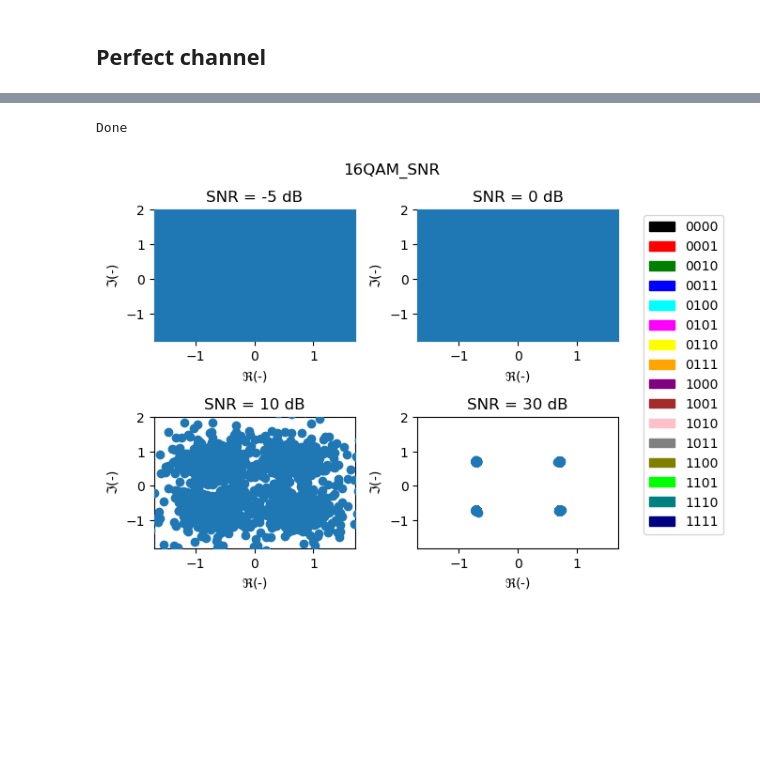
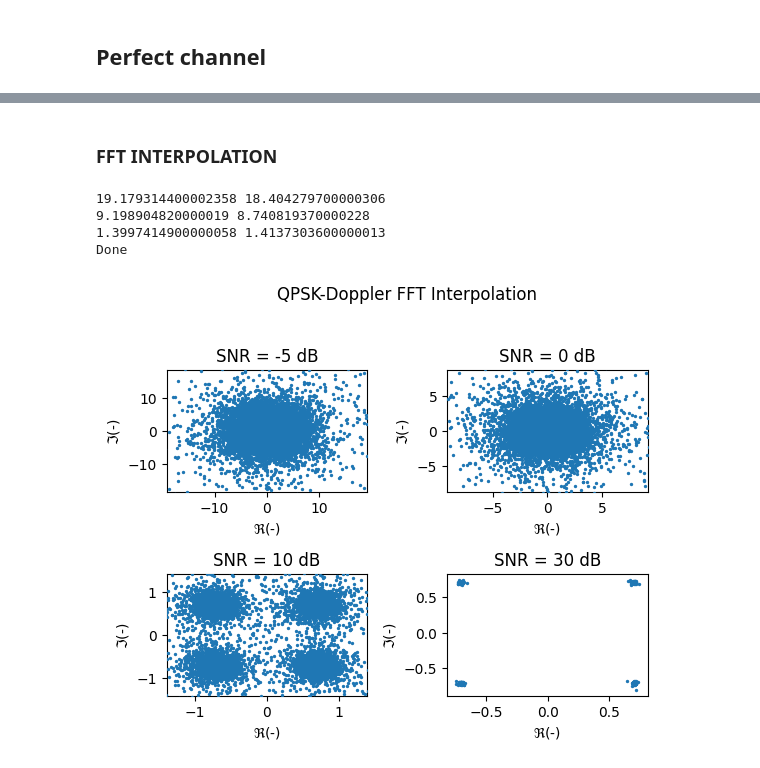
Before and after one commit to DiegoSanzB/EL7041_Project_2, a Jupyter notebook: test.ipynb, the cells around one changed output, grey strips where cells are left out. Saved outputs shown, nothing was run; the diff lists cells and outputs as text; code cells hidden in the pictures; blank space fills up the shorter version.

Commit message:
constellations plots

```diff
--- a/test.ipynb
+++ b/test.ipynb
@@ -150,7 +150,7 @@ Done
 data = pd.read_csv('results/QPSK_rayleigh.csv')
 # create a 2x2 grid of subplots
 fig, axs = plt.subplots(2, 2)
-fig.suptitle("QPSK_rayleigh_SNR")
+fig.suptitle("QPSK canal Rayleigh más ruido AWGN")
 # Get the SNR values
 # Iterate over the subplots
 for i in range(4):
@@ -165,7 +165,7 @@ for i in range(4):
     real = data[f"{SNR[i]}_re"].to_numpy()
     imag = data[f"{SNR[i]}_im"].to_numpy()
     # Plot the data
-    ax.scatter(real, imag, color = color_dots4, zorder = 7)
+    ax.scatter(real, imag, color = color_dots4, zorder = 7, s=s)
     # Insert handmade legend
 # Set legend outside the plot
 fig.legend(handles=LEG4, bbox_to_anchor = (0.9, 0.5), loc = 'center left')
@@ -173,7 +173,7 @@ fig.legend(handles=LEG4, bbox_to_anchor = (0.9, 0.5), loc = 'center left')
 # Adjust layout to prevent overlap with the title
 plt.tight_layout(rect=[0, 0, 0.9, 0.95])
 # print("Done")
-# plt.savefig('results/QPSK_RAYLEIGH.png')
+plt.savefig('results/QPSK_RAYLEIGH.png', bbox_inches='tight')
 print("Done")
 plt.show()
 # %% [output]
@@ -185,7 +185,7 @@ Done
 data = pd.read_csv('results/16QAM_rayleigh.csv')
 # create a 2x2 grid of subplots
 fig, axs = plt.subplots(2, 2)
-fig.suptitle("16QAM_SNR")
+fig.suptitle("16QAM canal Rayleigh más ruido AWGN")
 # Get the SNR values
 # Iterate over the subplots
 for i in range(4):
@@ -200,13 +200,13 @@ for i in range(4):
     real = data[f"{SNR[i]}_re"].to_numpy()
     imag = data[f"{SNR[i]}_im"].to_numpy()
     # Plot the data
-    ax.scatter(real, imag, color = color_dots16, zorder = 7)
+    ax.scatter(real, imag, color = color_dots16, zorder = 7, s=s)
 # Set legend outside the plot
 fig.legend(handles=LEG16, bbox_to_anchor=(0.9, 0.5), loc='center left')
 # Adjust layout to prevent overlap with the title
 plt.tight_layout(rect=[0, 0, 0.9, 0.95])
 # print("Done")
-# plt.savefig('results/16QAM_RAYLEIGH.png')
+plt.savefig('results/16QAM_RAYLEIGH.png', bbox_inches='tight')
 print("Done")
 plt.show()
 # %% [output]
@@ -220,7 +220,7 @@ Done
 data = pd.read_csv('results/QPSK_doppler.csv')
 # create a 2x2 grid of subplots
 fig, axs = plt.subplots(2, 2)
-fig.suptitle("QPSK_doppler_SNR")
+fig.suptitle("QPSK canal Doppler más ruido AWGN")
 # Get the SNR values
 # Iterate over the subplots
 for i in range(4):
@@ -235,7 +235,7 @@ for i in range(4):
     real = data[f"{SNR[i]}_re"].to_numpy()
     imag = data[f"{SNR[i]}_im"].to_numpy()
     # Plot the data
-    ax.scatter(real, imag, color = color_dots4, zorder = 7)
+    ax.scatter(real, imag, color = color_dots4, zorder = 7, s=s)
     # Insert handmade legend
 # Set legend outside the plot
 fig.legend(handles=LEG4, bbox_to_anchor = (0.9, 0.5), loc = 'center left')
@@ -243,7 +243,7 @@ fig.legend(handles=LEG4, bbox_to_anchor = (0.9, 0.5), loc = 'center left')
 # Adjust layout to prevent overlap with the title
 plt.tight_layout(rect=[0, 0, 0.9, 0.95])
 # print("Done")
-# plt.savefig('results/QPSK_DOPPLER.png')
+plt.savefig('results/QPSK_DOPPLER.png', bbox_inches='tight')
 print("Done")
 plt.show()
 # %% [output]
@@ -255,7 +255,7 @@ Done
 data = pd.read_csv('results/16QAM_doppler.csv')
 # create a 2x2 grid of subplots
 fig, axs = plt.subplots(2, 2)
-fig.suptitle("16QAM_SNR")
+fig.suptitle("16QAM canal Doppler más ruido AWGN")
 # Get the SNR values
 # Iterate over the subplots
 for i in range(4):
@@ -270,13 +270,13 @@ for i in range(4):
     real = data[f"{SNR[i]}_re"].to_numpy()
     imag = data[f"{SNR[i]}_im"].to_numpy()
     # Plot the data
-    ax.scatter(real, imag, color = color_dots16, zorder = 7)
+    ax.scatter(real, imag, color = color_dots16, zorder = 7, s=s)
 # Set legend outside the plot
 fig.legend(handles=LEG16, bbox_to_anchor=(0.9, 0.5), loc='center left')
 # Adjust layout to prevent overlap with the title
 plt.tight_layout(rect=[0, 0, 0.9, 0.95])
 # print("Done")
-# plt.savefig('results/16QAM_DOPPLER.png')
+plt.savefig('results/16QAM_DOPPLER.png', bbox_inches='tight')
 print("Done")
 plt.show()
 # %% [output]
@@ -291,32 +630,44 @@ Done
+# %% [markdown]
+### FFT INTERPOLATION
 # %%
-data = pd.read_csv('results/QPSK_eq_doppler_perfect.csv')
+data = pd.read_csv('results/QPSK_eq_doppler_fft.csv')
 # create a 2x2 grid of subplots
 fig, axs = plt.subplots(2, 2)
-fig.suptitle("16QAM_SNR")
+fig.suptitle("QPSK-Doppler FFT Interpolation")
 # Get the SNR values
 # Iterate over the subplots
 for i in range(4):
     # Select the subplot
     ax = axs[i // 2, i % 2]
     ax.set_title("SNR = " + str(SNR[i]) + " dB")
     ax.set_xlabel(r"$\Re$(-)")
     ax.set_ylabel(r"$\Im$(-)")
-    ax.set_xlim(-1.70, 1.7)  # Set limits for the x-axis
-    ax.set_ylim(-1.8, 2)  # Set limits for the y-axis
+    # ax.set_xlim(-1.7, 1.7)  # Set limits for the x-axis
+    # ax.set_ylim(-2, 2)  # Set limits for the y-axis
     # Separate coordinates and get them as a numpy array
     real = data[f"{SNR[i]}_re"].to_numpy()
     imag = data[f"{SNR[i]}_im"].to_numpy()
+
+    if i in [0, 1, 2]:
+        x_max = np.percentile(real, 99.9)
+        y_max = np.percentile(imag, 99.9)
+        ax.set_xlim(-x_max, x_max)
+        ax.set_ylim(-y_max, y_max)
+        print(x_max, y_max)
     # Plot the data
-    ax.scatter(real, imag, zorder = 7)
+    ax.scatter(real, imag, zorder = 7, s=s)
 # Set legend outside the plot
-fig.legend(handles=LEG16, bbox_to_anchor=(0.9, 0.5), loc='center left')
+# fig.legend(handles=LEG16, bbox_to_anchor=(0.9, 0.5), loc='center left')
 # Adjust layout to prevent overlap with the title
 plt.tight_layout(rect=[0, 0, 0.9, 0.95])
 # print("Done")
-# plt.savefig('results/16QAM_DOPPLER.png')
+plt.savefig('results/QPSK_DOPPLER_FFT.png', bbox_inches='tight')
 print("Done")
 plt.show()
 # %% [output]
+19.179314400002358 18.404279700000306
+9.198904820000019 8.740819370000228
+1.3997414900000058 1.4137303600000013
 Done
-[figure, old version]
+[figure, new version]
 # %%
```
Also changed, not shown: parts of 23 cells of this notebook.
